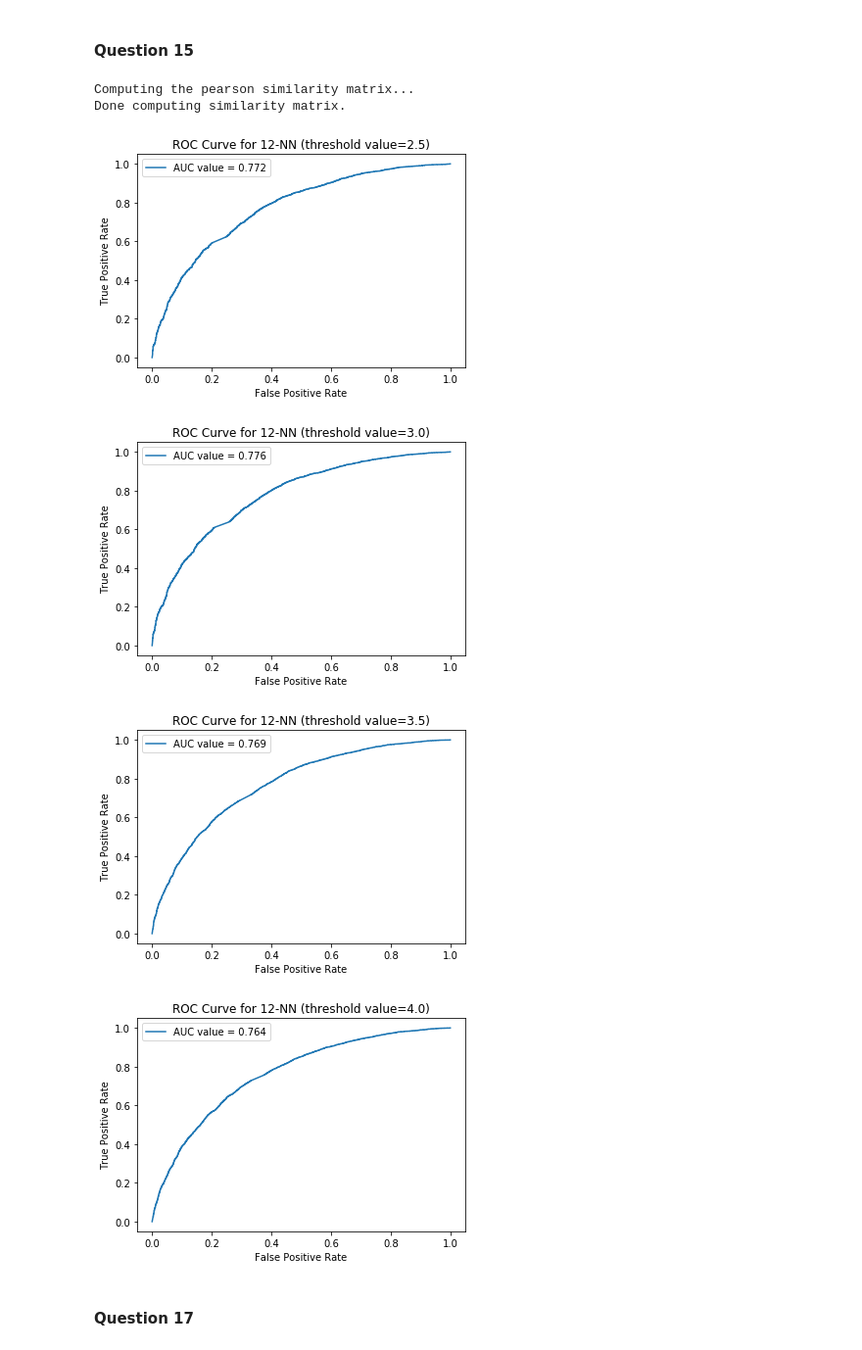
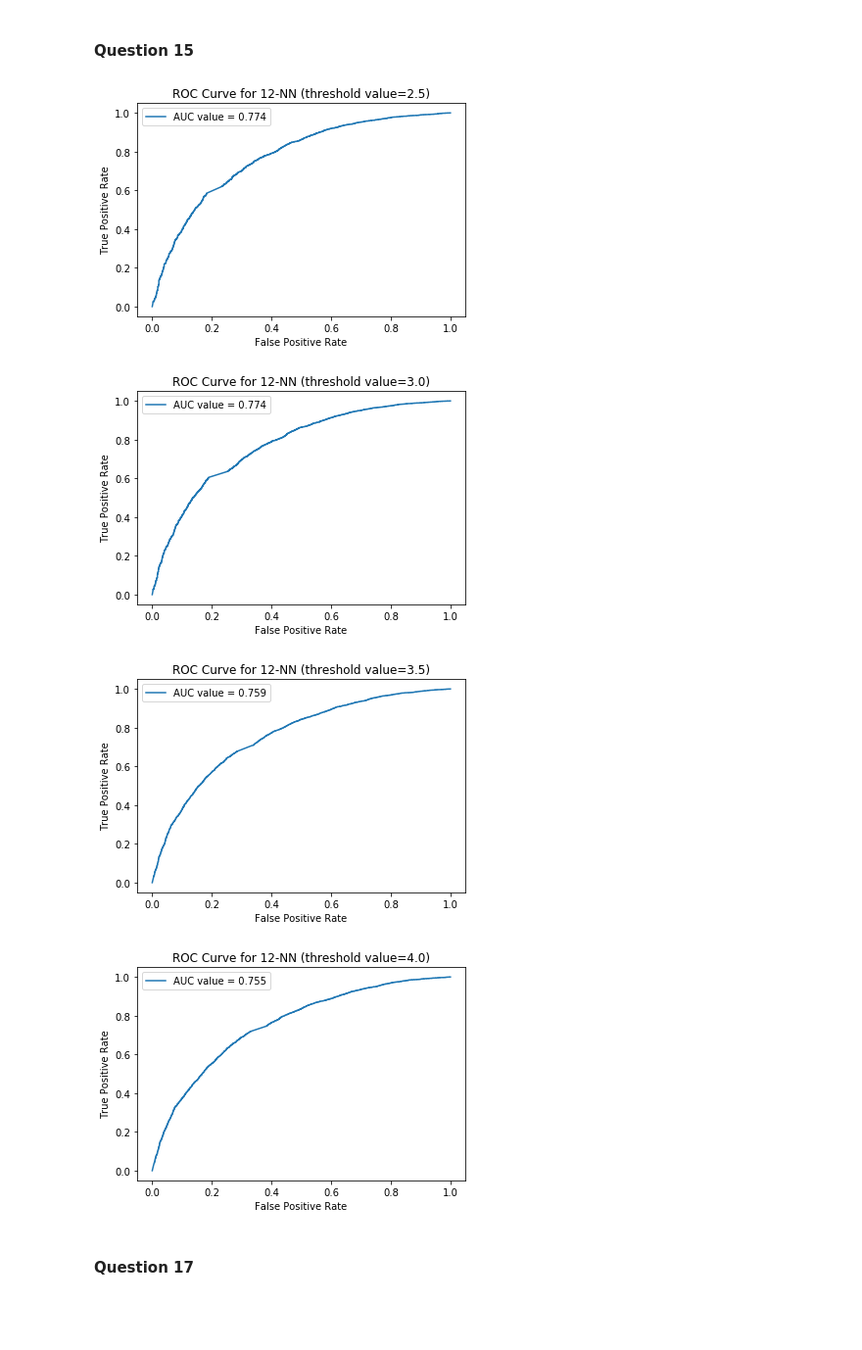
Before and after one commit to popo0293/EE219Project3, a Jupyter notebook: Project3.ipynb, the cells around one changed output. Shown at 98% size. Cells and saved outputs as stored; diff of their text form; code cells hidden in the pictures; blank space fills up the shorter version.

```diff
--- a/Project3.ipynb
+++ b/Project3.ipynb
@@ -339,35 +339,41 @@ plt.show()
 # %%
 from sklearn import metrics
 from surprise.model_selection import train_test_split
 mink=12
-thresholdlist=[2.5, 3, 3.5, 4]
-algo = surprise.prediction_algorithms.knns.KNNWithMeans(k=mink, sim_options=sim_options)
-trainset, testset = train_test_split(data, test_size=.1)
-algo.fit(trainset)
-pred=algo.test(testset)
+thresholdlist = [2.5, 3, 3.5, 4]
+
+pred = None
+if GET_DATA_FROM_FILES and os.path.isfile("./pred_q15.pkl"):
+    logging.info("Loading pred_q15.")
+    pred = pickle.load(open("./pred_q15.pkl", "rb"))
+else:
+    algo = surprise.prediction_algorithms.knns.KNNWithMeans(k=mink, sim_options=sim_options)
+    trainset, testset = train_test_split(data, test_size=.1)
+    algo.fit(trainset)
+    pred = algo.test(testset)
+    pickle.dump(pred, open("./pred_q15.pkl", "wb"))
+
 for ths in thresholdlist:
     y_true=[]
     y_pred=[]
     for _,_,r_real,r_pred,_ in pred:
         if r_real >= ths:
             y_true.append(1)
         else:
             y_true.append(0)
         y_pred.append(r_pred)
     fpr, tpr, _ = metrics.roc_curve(y_true=y_true, y_score=y_pred, pos_label=1)
     plt.plot(fpr, tpr, label='AUC value = %0.3f' % metrics.roc_auc_score(y_true=y_true, y_score=y_pred))
     plt.xlabel('False Positive Rate')
     plt.ylabel('True Positive Rate')
     plt.title('ROC Curve for 12-NN (threshold value=%.1f)' % ths)
     plt.legend()
     plt.show()
 # %% [output]
-Computing the pearson similarity matrix...
-Done computing similarity matrix.
-[figure, old version]
+[figure, new version]
-[figure, old version]
+[figure, new version]
-[figure, old version]
+[figure, new version]
-[figure, old version]
+[figure, new version]
 # %% [markdown]
 #### Question 17
 # %%
```
Also changed, not shown: parts of 4 cells of this notebook, 1 other file.
